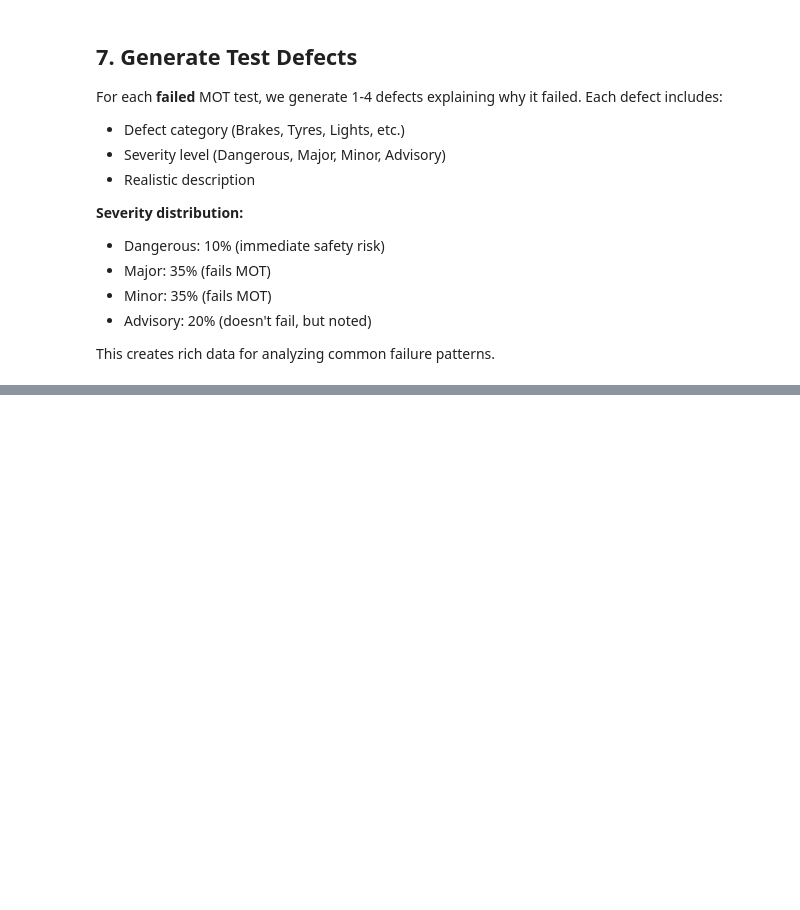
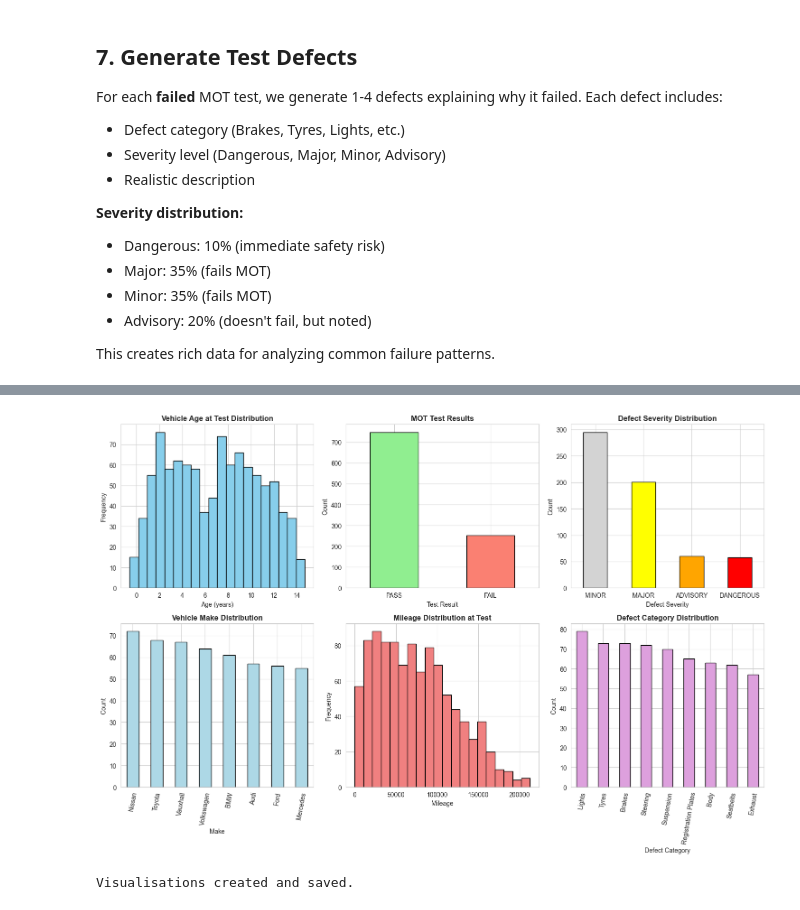
Before and after one commit to gabrielg2020/mot-data-analysis, a Jupyter notebook: notebooks/01_data_generation.ipynb, the cells around one changed output, grey strips where cells are left out. Drawn from its saved outputs; the diff is of its cells as text; code cells hidden in the pictures; blank space fills up the shorter version.

Commit message:
feat: visualise data
Signed-off-by: Gabriel Guimaraes <80750139+gabrielg2020@users.noreply.github.com>

```diff
--- a/notebooks/01_data_generation.ipynb
+++ b/notebooks/01_data_generation.ipynb
@@ -442,0 +456,59 @@ Name: proportion, dtype: float64
+# %%
+import matplotlib.pyplot as plt
+import seaborn as sns
+
+# Set style
+sns.set_style(style="whitegrid")
+plt.rcParams['figure.facecolor'] = 'white'
+
+fig, axes = plt.subplots(2, 3, figsize=(15, 10))
+
+# 1. Vehicle Age Distribution
+axes[0, 0].hist(mot_tests_df['vehicle_age_at_test'], bins=20, edgecolor='black', color='skyblue')
+axes[0, 0].set_title('Vehicle Age at Test Distribution', fontweight='bold')
+axes[0, 0].set_xlabel('Age (years)')
+axes[0, 0].set_ylabel('Frequency')
+
+# 2. Test Results
+mot_tests_df['test_result'].value_counts().plot(kind='bar', ax=axes[0, 1], color=['lightgreen', 'salmon'], edgecolor='black')
+axes[0, 1].set_title('MOT Test Results', fontweight='bold')
+axes[0, 1].set_xlabel('Test Result')
+axes[0, 1].set_ylabel('Count')
+axes[0, 1].set_xticklabels(axes[0, 1].get_xticklabels(), rotation=0)
+
+# 3. Defect Severity
+defects_df['defect_severity'].value_counts().plot(kind='bar', ax=axes[0, 2], color=['lightgrey', 'yellow', 'orange', 'red'], edgecolor='black')
+axes[0, 2].set_title('Defect Severity Distribution', fontweight='bold')
+axes[0, 2].set_xlabel('Defect Severity')
+axes[0, 2].set_ylabel('Count')
+axes[0, 2].set_xticklabels(axes[0, 2].get_xticklabels(), rotation=0)
+
+# 4. Vehicle Make Distribution
+vehicles_df['make'].value_counts().plot(kind='bar', ax=axes[1,0], color='lightblue', edgecolor='black')
+axes[1, 0].set_title('Vehicle Make Distribution', fontweight='bold')
+axes[1, 0].set_xlabel('Make')
+axes[1, 0].set_ylabel('Count')
+axes[1, 0].set_xticklabels(axes[1, 0].get_xticklabels(), rotation=80)
+
+# 5. Mileage Distribution
+axes[1, 1].hist(mot_tests_df['mileage'], bins=20, edgecolor='black', color='lightcoral')
+axes[1, 1].set_title('Mileage Distribution at Test', fontweight='bold')
+axes[1, 1].set_xlabel('Mileage')
+axes[1, 1].set_ylabel('Frequency')
+
+# 6. Defect Category Distribution
+defects_df['defect_category'].value_counts().plot(kind='bar', ax=axes[1, 2], color='plum', edgecolor='black')
+axes[1, 2].set_title('Defect Category Distribution', fontweight='bold')
+axes[1, 2].set_xlabel('Defect Category')
+axes[1, 2].set_ylabel('Count')
+axes[1, 2].set_xticklabels(axes[1, 2].get_xticklabels(), rotation=80)
+
+
+plt.tight_layout()
+plt.savefig('../data/visualisations/vehicle_age_distribution_vehicle.png')
+plt.show()
+
+print("Visualisations created and saved.")
+# %% [output]
+[figure, added]
+Visualisations created and saved.
```
Also changed, not shown: parts of 6 cells of this notebook, 1 other file.
